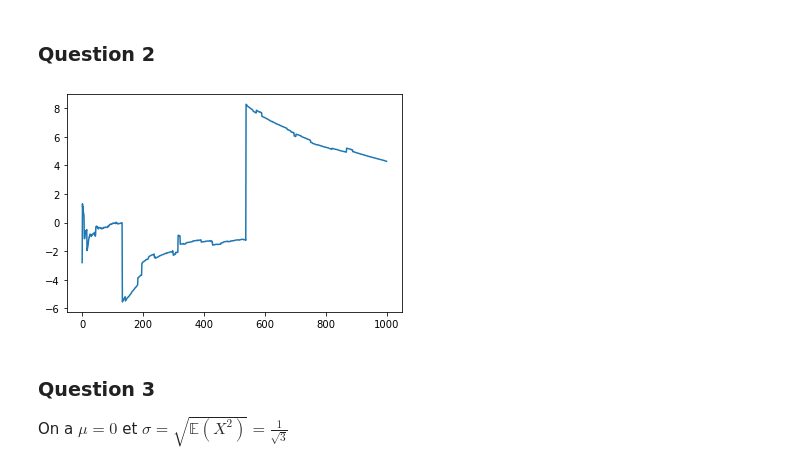
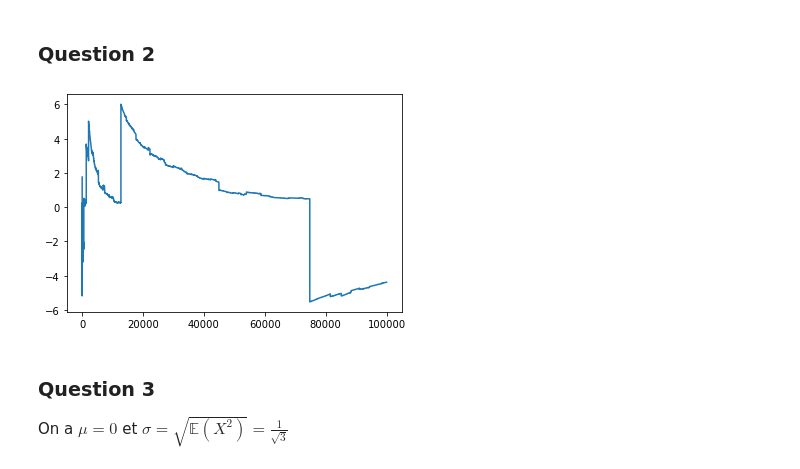
Before and after one commit to paulinebernard/CDIS, a Jupyter notebook: Probabilités V/Probabilité V.ipynb, the cells around one changed output. Cells and saved outputs as stored; diff of their text form; code cells hidden in the pictures.

```diff
--- a/Probabilités V/Probabilité V.ipynb
+++ b/Probabilités V/Probabilité V.ipynb
@@ -340,14 +340,14 @@ plt.show()
 # %% [markdown]
 ### Question 2
 # %%
-n = 1000
+n = 100000
 x = np.arange(n)
 y = np.random.standard_cauchy(n)
 Sn = np.cumsum(y)/(1+x)
 plt.plot(x,Sn)
 plt.show()
 # %% [output]
-[figure, old version]
+[figure, new version]
 # %% [markdown]
 ### Question 3
 On a $\mu = 0$ et $\sigma = \sqrt{\mathbb{E}(X^2)} =\frac{1}{\sqrt{3}}$
```
Also changed, not shown: parts of 18 cells of this notebook, 2 other files.
